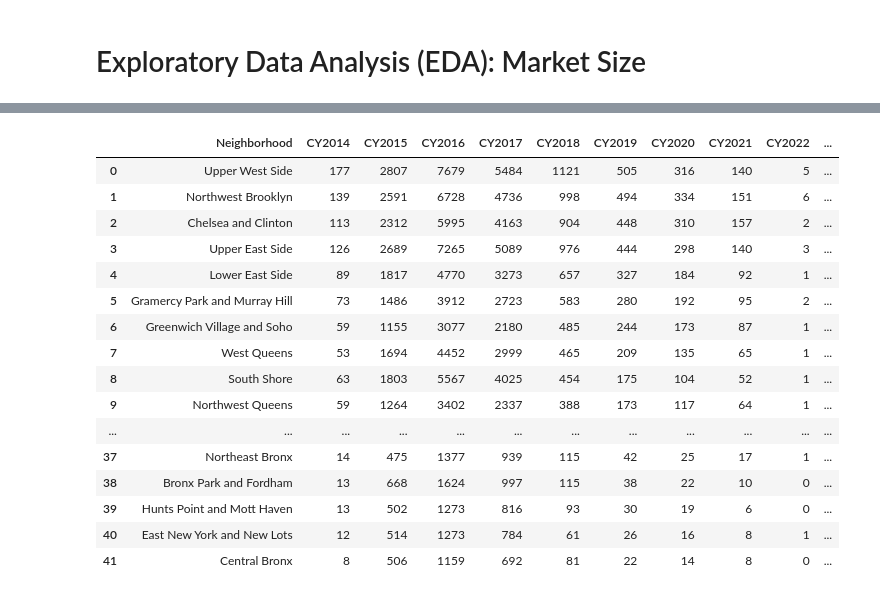
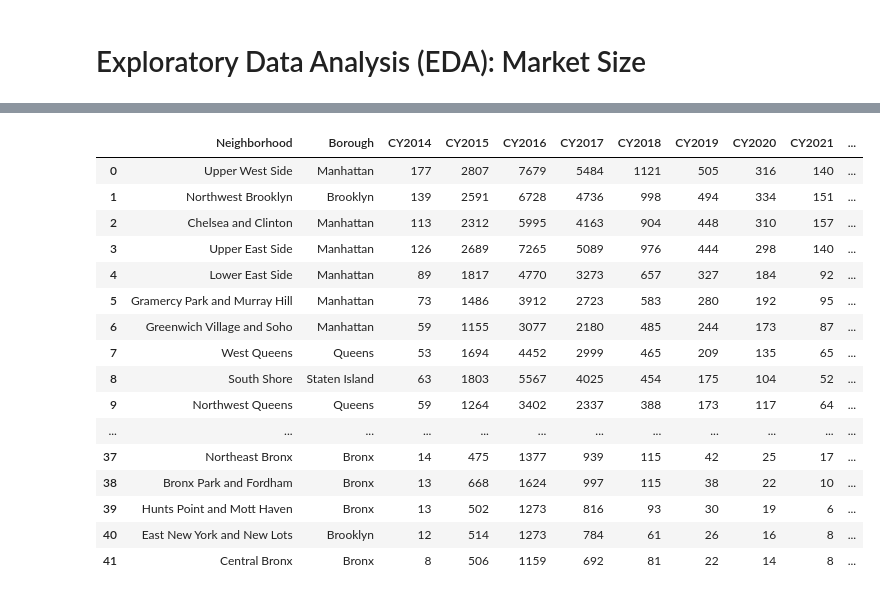
Before and after one commit to acdick/framing_data_with_dataframes, a Jupyter notebook: Source/04_Exploratory_Data_Analysis.ipynb, the cells around one changed output, grey strips where cells are left out. Saved outputs shown, nothing was run; the diff lists cells and outputs as text; code cells hidden in the pictures.

```diff
--- a/Source/04_Exploratory_Data_Analysis.ipynb
+++ b/Source/04_Exploratory_Data_Analysis.ipynb
@@ -113,7 +115,7 @@ HHI_neighborhood
 # %%
 #initialize dog growth table with unique list of neighborhoods
 key = 'Neighborhood'
-dog_growth = pd.read_sql_query('SELECT DISTINCT {} FROM neighborhoods'.format(key), conn)
+dog_growth = pd.read_sql_query('SELECT DISTINCT {}, Borough FROM neighborhoods'.format(key), conn)
 dog_growth = dog_growth.set_index(key)
 print(dog_growth.shape)
 dog_growth.head()
@@ -139,6 +141,6 @@ def get_dogs_by_year(year):
 for i in range(2014, 2023):
     dog_growth = pd.merge(dog_growth, get_dogs_by_year(i).groupby(key).count(), on=key, how='left')
 
-dog_growth = dog_growth.fillna(0).astype(int)
+dog_growth['CY2022'] = dog_growth['CY2022'].fillna(0).astype(int)
 dog_growth
 # %% [output]
@@ -225,24 +228,26 @@ dog_growth
 # %%
 bcg_matrix = pd.merge(dog_growth, n_concentration, on=key, how='left')
 bcg_matrix = bcg_matrix.drop(columns=['Share %', 'Concentration Index'])
 bcg_matrix['Dogs per Store'] = bcg_matrix['CY2016'] / bcg_matrix['Stores']
 bcg_matrix['Dogs per Store'] = bcg_matrix['Dogs per Store'].astype(int)
+bcg_matrix['5Y CAGR 2014-2019'] = bcg_matrix['5Y CAGR 2014-2019'].round(2)
+bcg_matrix['Share 2016'] = bcg_matrix['Share 2016'].round(2)
 bcg_matrix
 # %% [output]
-|  | Neighborhood | CY2014 | CY2015 | CY2016 | CY2017 | CY2018 | CY2019 | CY2020 | CY2021 | CY2022 | ... |
-| 0 | Upper West Side | 177 | 2807 | 7679 | 5484 | 1121 | 505 | 316 | 140 | 5 | ... |
-| 1 | Northwest Brooklyn | 139 | 2591 | 6728 | 4736 | 998 | 494 | 334 | 151 | 6 | ... |
-| 2 | Chelsea and Clinton | 113 | 2312 | 5995 | 4163 | 904 | 448 | 310 | 157 | 2 | ... |
-| 3 | Upper East Side | 126 | 2689 | 7265 | 5089 | 976 | 444 | 298 | 140 | 3 | ... |
-| 4 | Lower East Side | 89 | 1817 | 4770 | 3273 | 657 | 327 | 184 | 92 | 1 | ... |
-| 5 | Gramercy Park and Murray Hill | 73 | 1486 | 3912 | 2723 | 583 | 280 | 192 | 95 | 2 | ... |
-| 6 | Greenwich Village and Soho | 59 | 1155 | 3077 | 2180 | 485 | 244 | 173 | 87 | 1 | ... |
-| 7 | West Queens | 53 | 1694 | 4452 | 2999 | 465 | 209 | 135 | 65 | 1 | ... |
-| 8 | South Shore | 63 | 1803 | 5567 | 4025 | 454 | 175 | 104 | 52 | 1 | ... |
-| 9 | Northwest Queens | 59 | 1264 | 3402 | 2337 | 388 | 173 | 117 | 64 | 1 | ... |
+|  | Neighborhood | Borough | CY2014 | CY2015 | CY2016 | CY2017 | CY2018 | CY2019 | CY2020 | CY2021 | ... |
+| 0 | Upper West Side | Manhattan | 177 | 2807 | 7679 | 5484 | 1121 | 505 | 316 | 140 | ... |
+| 1 | Northwest Brooklyn | Brooklyn | 139 | 2591 | 6728 | 4736 | 998 | 494 | 334 | 151 | ... |
+| 2 | Chelsea and Clinton | Manhattan | 113 | 2312 | 5995 | 4163 | 904 | 448 | 310 | 157 | ... |
+| 3 | Upper East Side | Manhattan | 126 | 2689 | 7265 | 5089 | 976 | 444 | 298 | 140 | ... |
+| 4 | Lower East Side | Manhattan | 89 | 1817 | 4770 | 3273 | 657 | 327 | 184 | 92 | ... |
+| 5 | Gramercy Park and Murray Hill | Manhattan | 73 | 1486 | 3912 | 2723 | 583 | 280 | 192 | 95 | ... |
+| 6 | Greenwich Village and Soho | Manhattan | 59 | 1155 | 3077 | 2180 | 485 | 244 | 173 | 87 | ... |
+| 7 | West Queens | Queens | 53 | 1694 | 4452 | 2999 | 465 | 209 | 135 | 65 | ... |
+| 8 | South Shore | Staten Island | 63 | 1803 | 5567 | 4025 | 454 | 175 | 104 | 52 | ... |
+| 9 | Northwest Queens | Queens | 59 | 1264 | 3402 | 2337 | 388 | 173 | 117 | 64 | ... |
 | ... | ... | ... | ... | ... | ... | ... | ... | ... | ... | ... | ... |
-| 37 | Northeast Bronx | 14 | 475 | 1377 | 939 | 115 | 42 | 25 | 17 | 1 | ... |
-| 38 | Bronx Park and Fordham | 13 | 668 | 1624 | 997 | 115 | 38 | 22 | 10 | 0 | ... |
-| 39 | Hunts Point and Mott Haven | 13 | 502 | 1273 | 816 | 93 | 30 | 19 | 6 | 0 | ... |
-| 40 | East New York and New Lots | 12 | 514 | 1273 | 784 | 61 | 26 | 16 | 8 | 1 | ... |
-| 41 | Central Bronx | 8 | 506 | 1159 | 692 | 81 | 22 | 14 | 8 | 0 | ... |
+| 37 | Northeast Bronx | Bronx | 14 | 475 | 1377 | 939 | 115 | 42 | 25 | 17 | ... |
+| 38 | Bronx Park and Fordham | Bronx | 13 | 668 | 1624 | 997 | 115 | 38 | 22 | 10 | ... |
+| 39 | Hunts Point and Mott Haven | Bronx | 13 | 502 | 1273 | 816 | 93 | 30 | 19 | 6 | ... |
+| 40 | East New York and New Lots | Brooklyn | 12 | 514 | 1273 | 784 | 61 | 26 | 16 | 8 | ... |
+| 41 | Central Bronx | Bronx | 8 | 506 | 1159 | 692 | 81 | 22 | 14 | 8 | ... |
```
Also changed, not shown: parts of 11 cells of this notebook.
